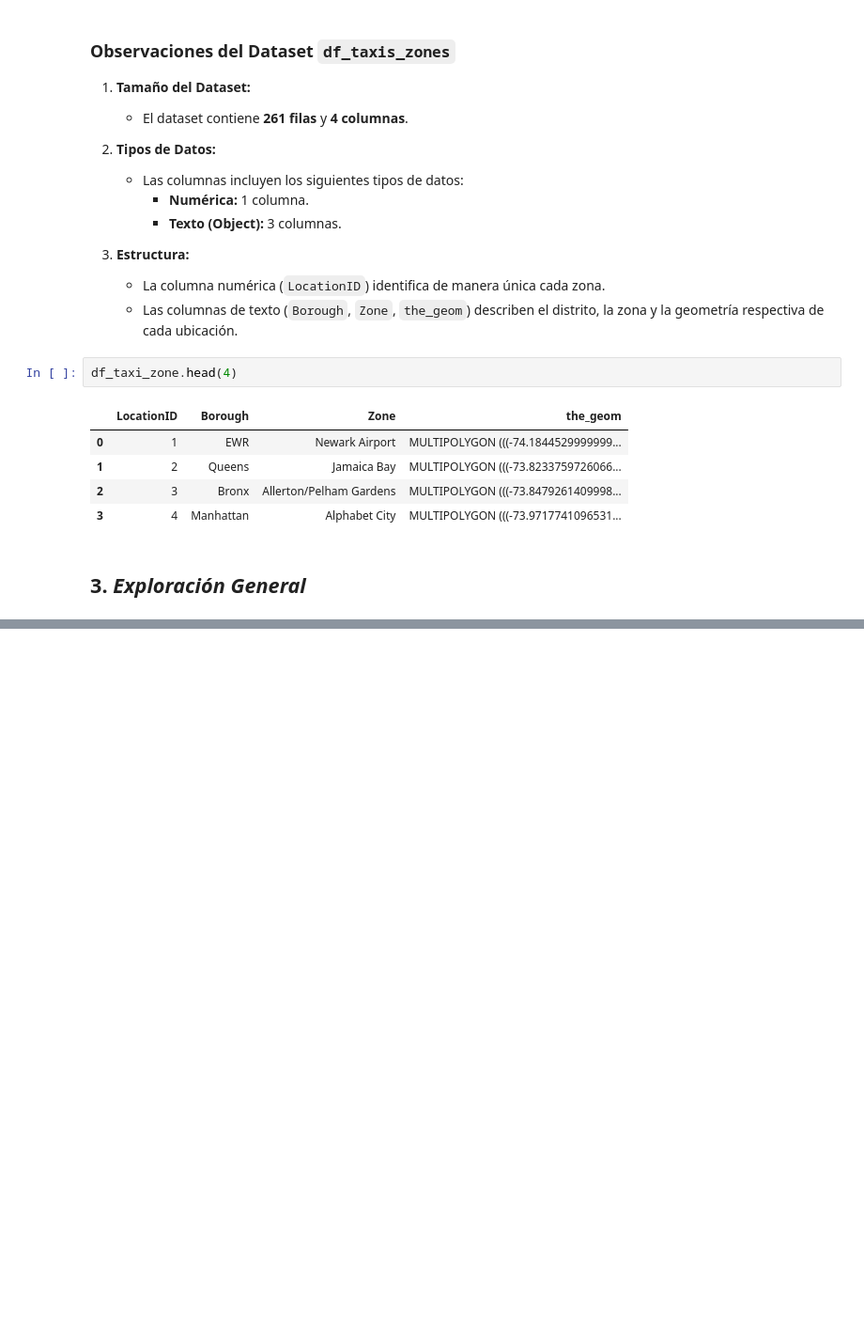
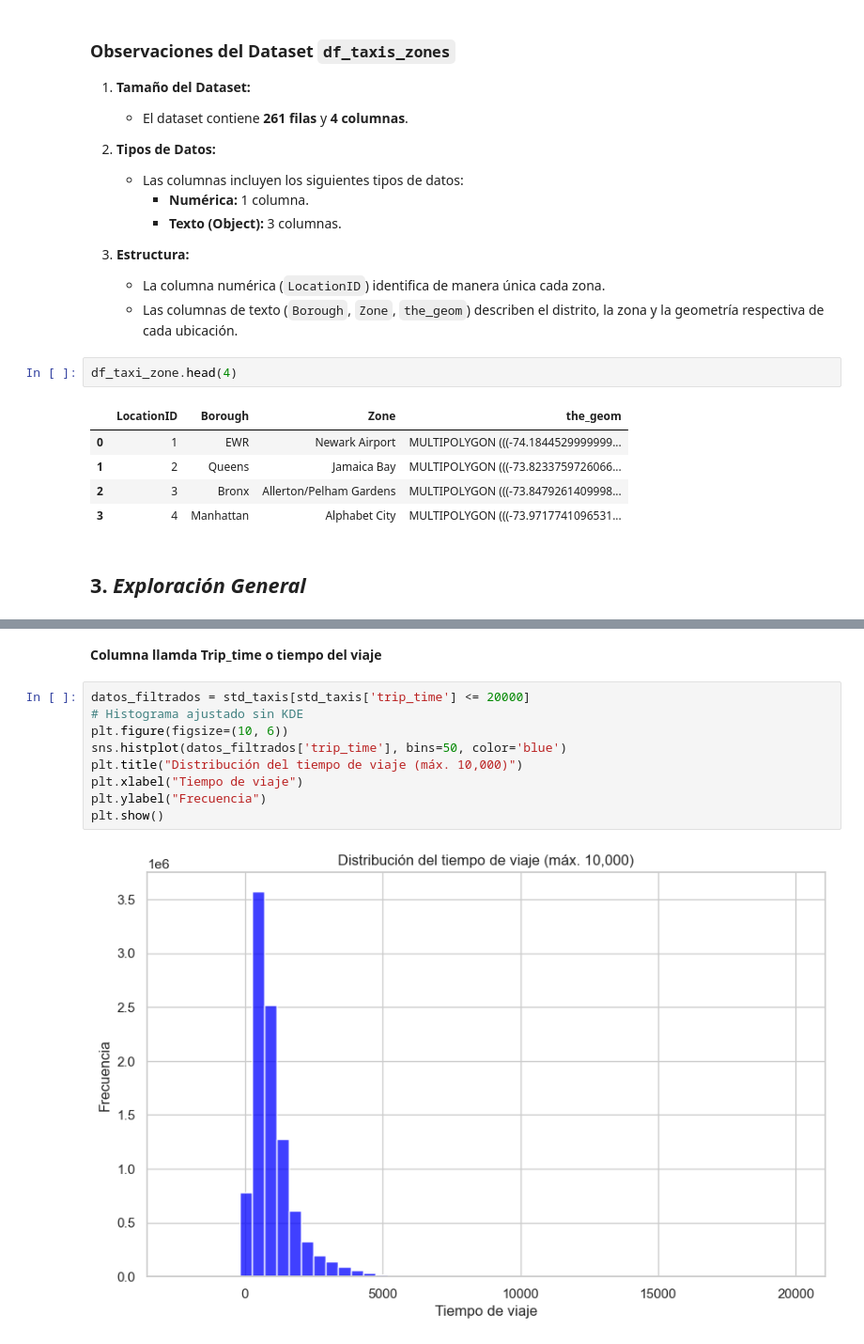
Before and after one commit to Ccasilimas/New_York_Taxis_IA, a Jupyter notebook: Machine_Learning/EDA_ML.ipynb, the cells around one changed output, grey strips where cells are left out. Shown: that part at 94% size. Saved outputs shown, nothing was run; the diff lists cells and outputs as text; blank space fills up the shorter version.

```diff
--- a/Machine_Learning/EDA_ML.ipynb
+++ b/Machine_Learning/EDA_ML.ipynb
@@ -440,0 +457,13 @@ plt.show()
+# %% [markdown]
+**Columna llamda Trip_time o tiempo del viaje**
+# %%
+datos_filtrados = std_taxis[std_taxis['trip_time'] <= 20000]
+# Histograma ajustado sin KDE
+plt.figure(figsize=(10, 6))
+sns.histplot(datos_filtrados['trip_time'], bins=50, color='blue')
+plt.title("Distribución del tiempo de viaje (máx. 10,000)")
+plt.xlabel("Tiempo de viaje")
+plt.ylabel("Frecuencia")
+plt.show()
+# %% [output]
+[figure, added]
```
Also changed, not shown: parts of 35 cells of this notebook.
